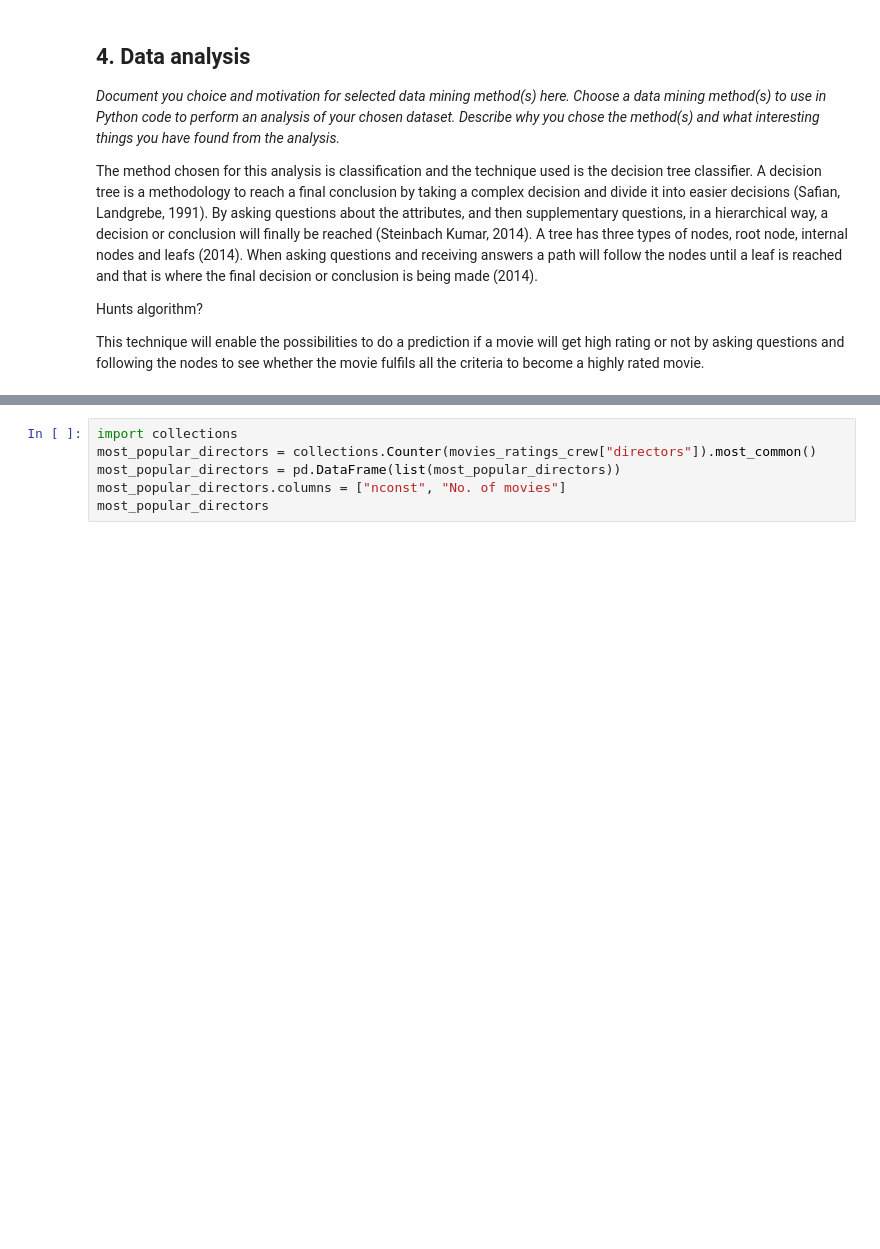
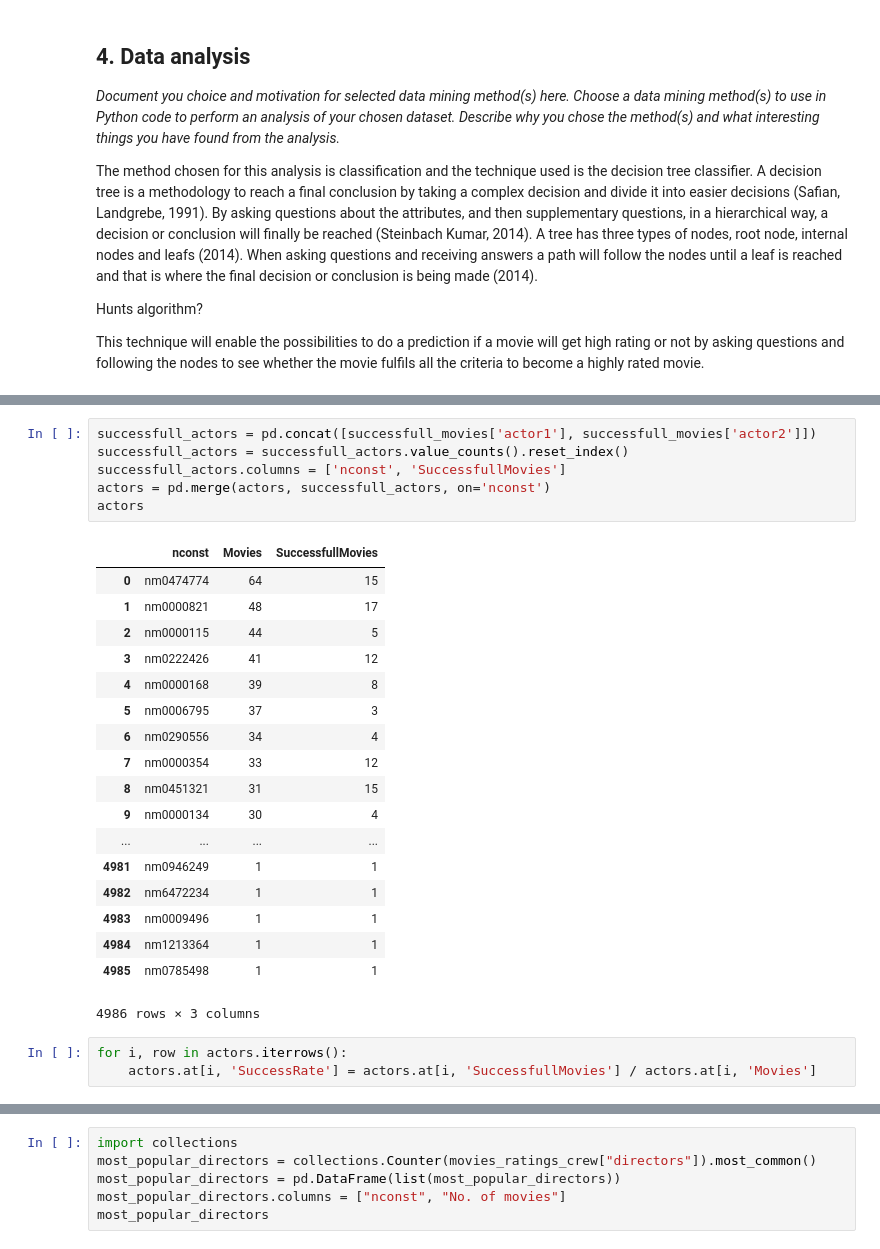
Before and after one commit to philipohlund/2IS063_project, a Jupyter notebook: Data Mining Project.ipynb, the cells around one changed output, grey strips where cells are left out. Cells and saved outputs as stored; diff of their text form; blank space fills up the shorter version.

```diff
--- a/Data Mining Project.ipynb
+++ b/Data Mining Project.ipynb
@@ -417,0 +530,28 @@ This technique will enable the possibilities to do a prediction if a movie will
+# %%
+successfull_actors = pd.concat([successfull_movies['actor1'], successfull_movies['actor2']])
+successfull_actors = successfull_actors.value_counts().reset_index()
+successfull_actors.columns = ['nconst', 'SuccessfullMovies']
+actors = pd.merge(actors, successfull_actors, on='nconst')
+actors
+# %% [output]
+|  | nconst | Movies | SuccessfullMovies |
+| 0 | nm0474774 | 64 | 15 |
+| 1 | nm0000821 | 48 | 17 |
+| 2 | nm0000115 | 44 | 5 |
+| 3 | nm0222426 | 41 | 12 |
+| 4 | nm0000168 | 39 | 8 |
+| 5 | nm0006795 | 37 | 3 |
+| 6 | nm0290556 | 34 | 4 |
+| 7 | nm0000354 | 33 | 12 |
+| 8 | nm0451321 | 31 | 15 |
+| 9 | nm0000134 | 30 | 4 |
+| ... | ... | ... | ... |
+| 4981 | nm0946249 | 1 | 1 |
+| 4982 | nm6472234 | 1 | 1 |
+| 4983 | nm0009496 | 1 | 1 |
+| 4984 | nm1213364 | 1 | 1 |
+| 4985 | nm0785498 | 1 | 1 |
+4986 rows × 3 columns
+# %%
+for i, row in actors.iterrows():
+    actors.at[i, 'SuccessRate'] = actors.at[i, 'SuccessfullMovies'] / actors.at[i, 'Movies']
```
Also changed, not shown: parts of 11 cells of this notebook.
